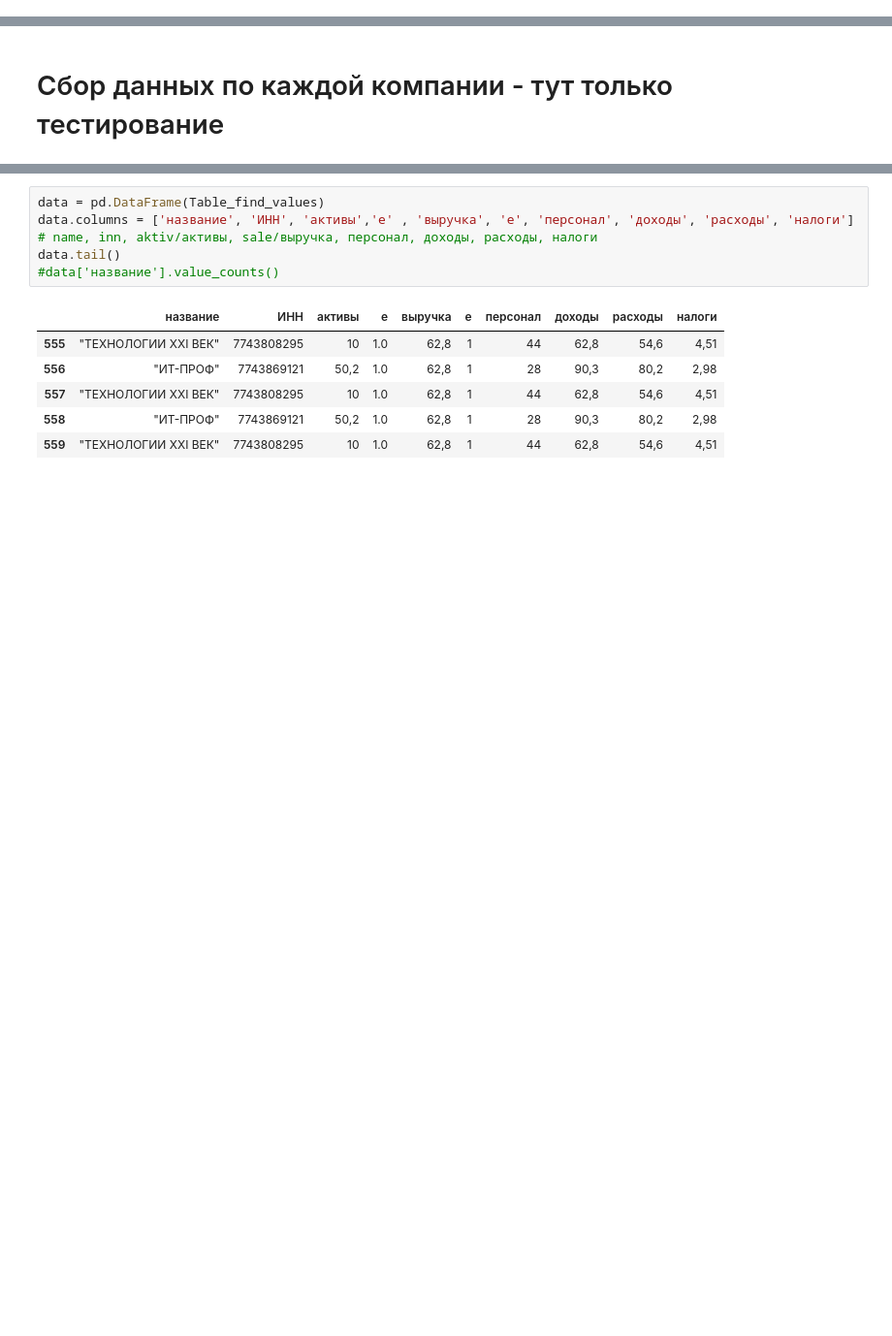
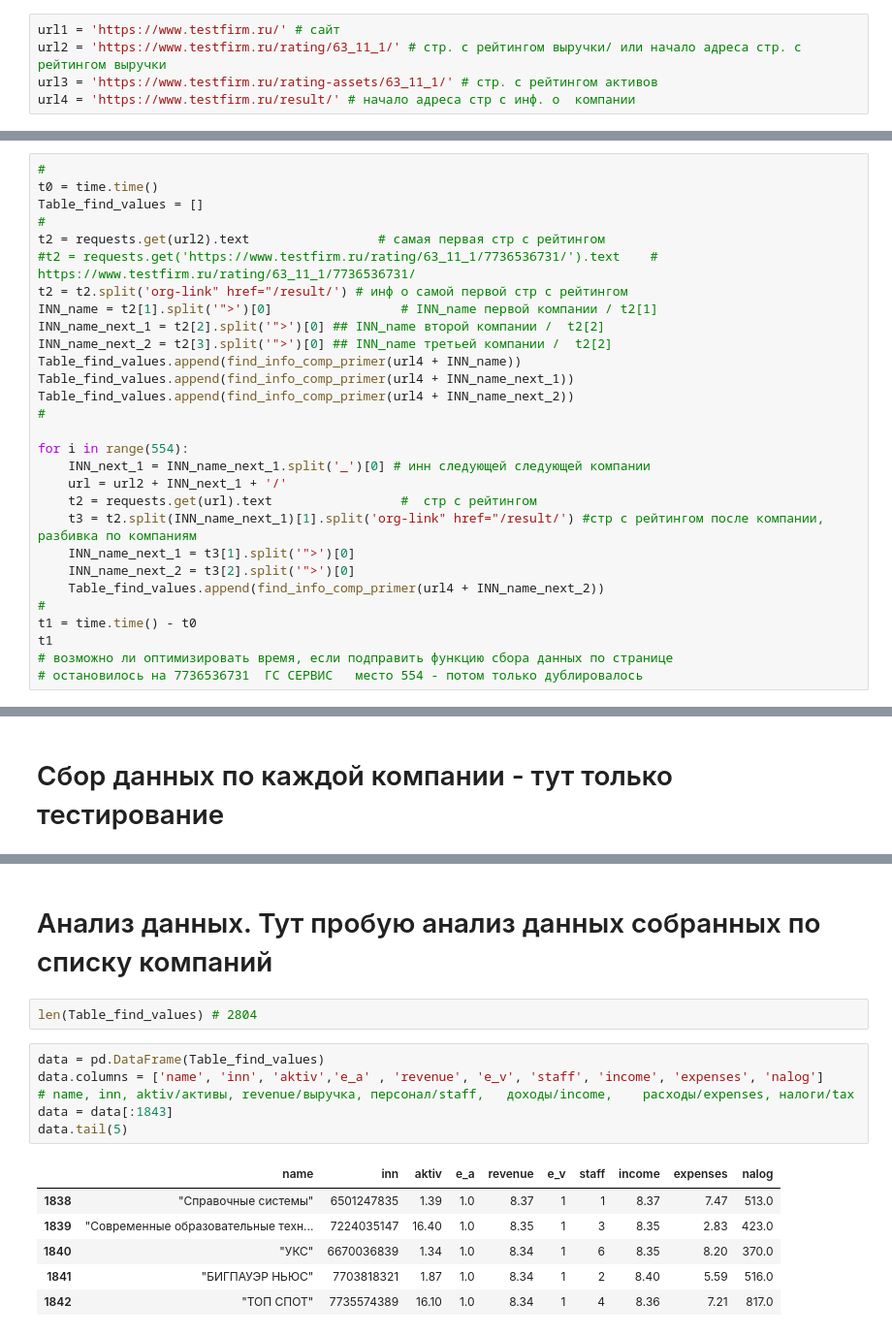
Before and after one commit to Alex478/Project_find_values, a Jupyter notebook: project_find_values.ipynb, the cells around one changed output, grey strips where cells are left out. Shown at 97% size. Drawn from its saved outputs; the diff is of its cells as text; blank space fills up the shorter version.

```diff
--- a/project_find_values.ipynb
+++ b/project_find_values.ipynb
@@ -14 +16,6 @@ url1 = 'https://www.testfirm.ru/'
+# %%
+url1 = 'https://www.testfirm.ru/' # сайт
+url2 = 'https://www.testfirm.ru/rating/63_11_1/' # стр. с рейтингом выручки/ или начало адреса стр. с рейтингом выручки
+url3 = 'https://www.testfirm.ru/rating-assets/63_11_1/' # стр. с рейтингом активов
+url4 = 'https://www.testfirm.ru/result/' # начало адреса стр с инф. о  компании
 # %% [markdown]
@@ -233,0 +234,29 @@ print(t1)
+# %%
+#
+t0 = time.time()
+Table_find_values = []
+#
+t2 = requests.get(url2).text                 # самая первая стр с рейтингом
+#t2 = requests.get('https://www.testfirm.ru/rating/63_11_1/7736536731/').text    # https://www.testfirm.ru/rating/63_11_1/7736536731/
+t2 = t2.split('org-link" href="/result/') # инф о самой первой стр с рейтингом
+INN_name = t2[1].split('">')[0]                 # INN_name первой компании / t2[1]
+INN_name_next_1 = t2[2].split('">')[0] ## INN_name второй компании /  t2[2]
+INN_name_next_2 = t2[3].split('">')[0] ## INN_name третьей компании /  t2[2]
+Table_find_values.append(find_info_comp_primer(url4 + INN_name))
+Table_find_values.append(find_info_comp_primer(url4 + INN_name_next_1))
+Table_find_values.append(find_info_comp_primer(url4 + INN_name_next_2))
+#
+
+for i in range(554):
+    INN_next_1 = INN_name_next_1.split('_')[0] # инн следующей следующей компании
+    url = url2 + INN_next_1 + '/'
+    t2 = requests.get(url).text                 #  стр с рейтингом
+    t3 = t2.split(INN_name_next_1)[1].split('org-link" href="/result/') #стр с рейтингом после компании, разбивка по компаниям
+    INN_name_next_1 = t3[1].split('">')[0]
+    INN_name_next_2 = t3[2].split('">')[0]
+    Table_find_values.append(find_info_comp_primer(url4 + INN_name_next_2))
+#
+t1 = time.time() - t0
+t1
+# возможно ли оптимизировать время, если подправить функцию сбора данных по странице
+# остановилось на 7736536731  ГС СЕРВИС   место 554 - потом только дублировалось
@@ -334,13 +372,17 @@ print(a1) #  показать текст весь
+# %% [markdown]
+# Анализ данных. Тут пробую анализ данных собранных по списку компаний
+# %%
+len(Table_find_values) # 2804
 # %%
 data = pd.DataFrame(Table_find_values)
-data.columns = ['название', 'ИНН', 'активы','e' , 'выручка', 'e', 'персонал', 'доходы', 'расходы', 'налоги']
-# name, inn, aktiv/активы, sale/выручка, персонал, доходы, расходы, налоги
-data.tail()
-#data['название'].value_counts()
+data.columns = ['name', 'inn', 'aktiv','e_a' , 'revenue', 'e_v', 'staff', 'income', 'expenses', 'nalog']
+# name, inn, aktiv/активы, revenue/выручка, персонал/staff,   доходы/income,    расходы/expenses, налоги/tax
+data = data[:1843]
+data.tail(5)
 # %% [output]
-|  | название | ИНН | активы | e | выручка | e | персонал | доходы | расходы | налоги |
-| 555 | "ТЕХНОЛОГИИ XXI ВЕК" | 7743808295 | 10 | 1.0 | 62,8 | 1 | 44 | 62,8 | 54,6 | 4,51 |
-| 556 | "ИТ-ПРОФ" | 7743869121 | 50,2 | 1.0 | 62,8 | 1 | 28 | 90,3 | 80,2 | 2,98 |
-| 557 | "ТЕХНОЛОГИИ XXI ВЕК" | 7743808295 | 10 | 1.0 | 62,8 | 1 | 44 | 62,8 | 54,6 | 4,51 |
-| 558 | "ИТ-ПРОФ" | 7743869121 | 50,2 | 1.0 | 62,8 | 1 | 28 | 90,3 | 80,2 | 2,98 |
-| 559 | "ТЕХНОЛОГИИ XXI ВЕК" | 7743808295 | 10 | 1.0 | 62,8 | 1 | 44 | 62,8 | 54,6 | 4,51 |
+|  | name | inn | aktiv | e_a | revenue | e_v | staff | income | expenses | nalog |
+| 1838 | "Справочные системы" | 6501247835 | 1.39 | 1.0 | 8.37 | 1 | 1 | 8.37 | 7.47 | 513.0 |
+| 1839 | "Современные образовательные техн... | 7224035147 | 16.40 | 1.0 | 8.35 | 1 | 3 | 8.35 | 2.83 | 423.0 |
+| 1840 | "УКС" | 6670036839 | 1.34 | 1.0 | 8.34 | 1 | 6 | 8.35 | 8.20 | 370.0 |
+| 1841 | "БИГПАУЭР НЬЮС" | 7703818321 | 1.87 | 1.0 | 8.34 | 1 | 2 | 8.40 | 5.59 | 516.0 |
+| 1842 | "ТОП СПОТ" | 7735574389 | 16.10 | 1.0 | 8.34 | 1 | 4 | 8.36 | 7.21 | 817.0 |
```
Also changed, not shown: parts of 47 cells of this notebook.
